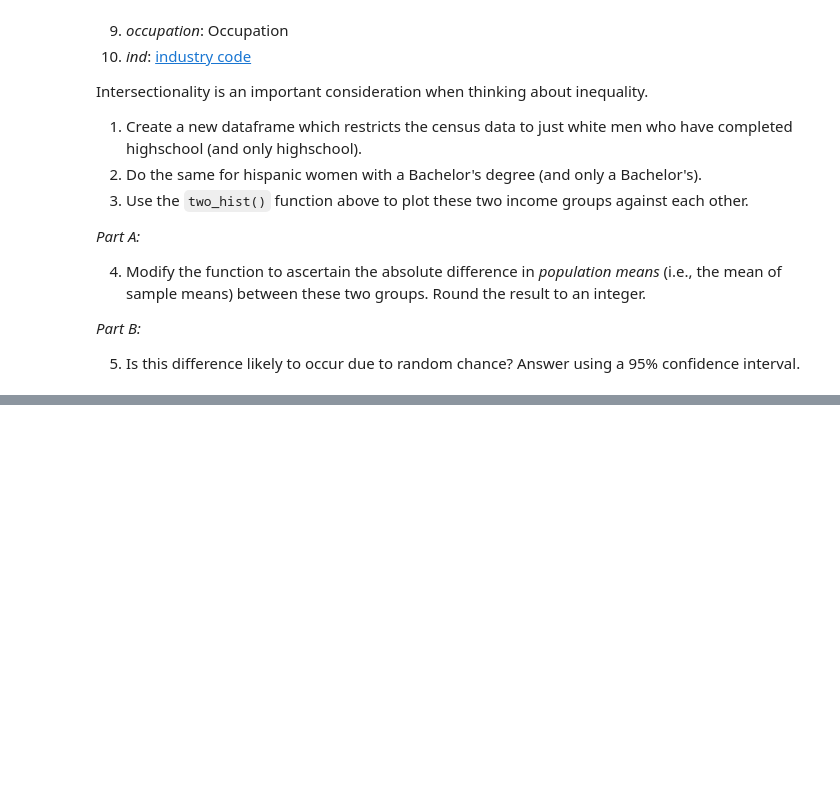
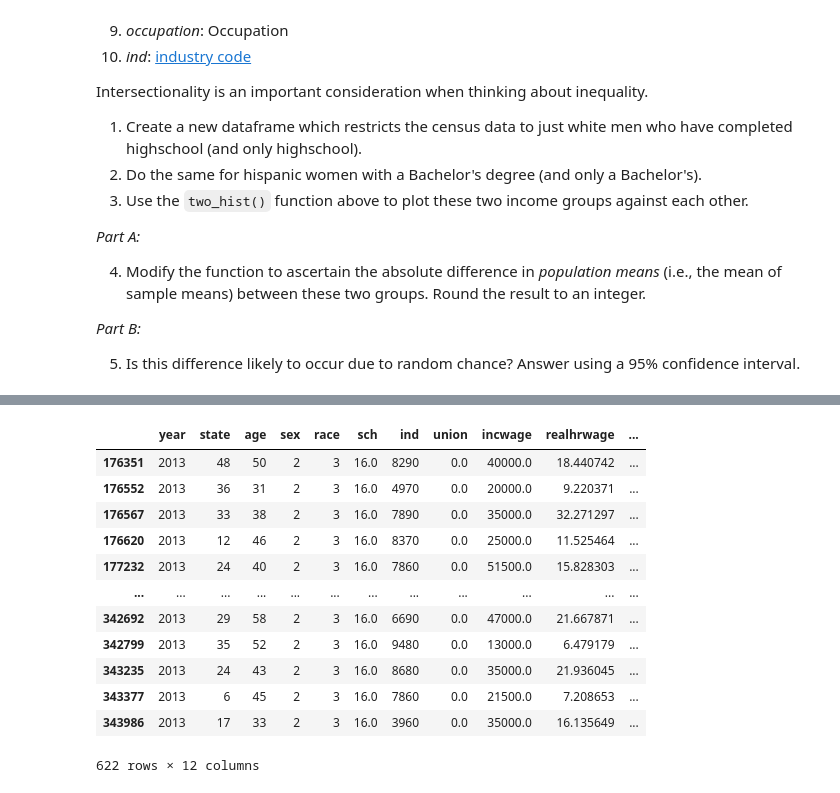
Before and after one commit to Sammy-aaa/QM2-1, a Jupyter notebook: notebooks/W05. Distributions and Basic Statistics.ipynb, the cells around one changed output, grey strips where cells are left out. Cells and saved outputs as stored; diff of their text form; code cells hidden in the pictures; blank space fills up the shorter version.

```diff
--- a/notebooks/W05. Distributions and Basic Statistics.ipynb
+++ b/notebooks/W05. Distributions and Basic Statistics.ipynb
@@ -538,0 +559,17 @@ Intersectionality is an important consideration when thinking about inequality.
+# %%
+bahispanicwomen=df[(df['sch']==16) & (df['sex']==2) & (df['race']==3)]
+bahispanicwomen
+# %% [output]
+|  | year | state | age | sex | race | sch | ind | union | incwage | realhrwage | ... |
+| 176351 | 2013 | 48 | 50 | 2 | 3 | 16.0 | 8290 | 0.0 | 40000.0 | 18.440742 | ... |
+| 176552 | 2013 | 36 | 31 | 2 | 3 | 16.0 | 4970 | 0.0 | 20000.0 | 9.220371 | ... |
+| 176567 | 2013 | 33 | 38 | 2 | 3 | 16.0 | 7890 | 0.0 | 35000.0 | 32.271297 | ... |
+| 176620 | 2013 | 12 | 46 | 2 | 3 | 16.0 | 8370 | 0.0 | 25000.0 | 11.525464 | ... |
+| 177232 | 2013 | 24 | 40 | 2 | 3 | 16.0 | 7860 | 0.0 | 51500.0 | 15.828303 | ... |
+| ... | ... | ... | ... | ... | ... | ... | ... | ... | ... | ... | ... |
+| 342692 | 2013 | 29 | 58 | 2 | 3 | 16.0 | 6690 | 0.0 | 47000.0 | 21.667871 | ... |
+| 342799 | 2013 | 35 | 52 | 2 | 3 | 16.0 | 9480 | 0.0 | 13000.0 | 6.479179 | ... |
+| 343235 | 2013 | 24 | 43 | 2 | 3 | 16.0 | 8680 | 0.0 | 35000.0 | 21.936045 | ... |
+| 343377 | 2013 | 6 | 45 | 2 | 3 | 16.0 | 7860 | 0.0 | 21500.0 | 7.208653 | ... |
+| 343986 | 2013 | 17 | 33 | 2 | 3 | 16.0 | 3960 | 0.0 | 35000.0 | 16.135649 | ... |
+622 rows × 12 columns
```
Also changed, not shown: parts of 17 cells of this notebook.
